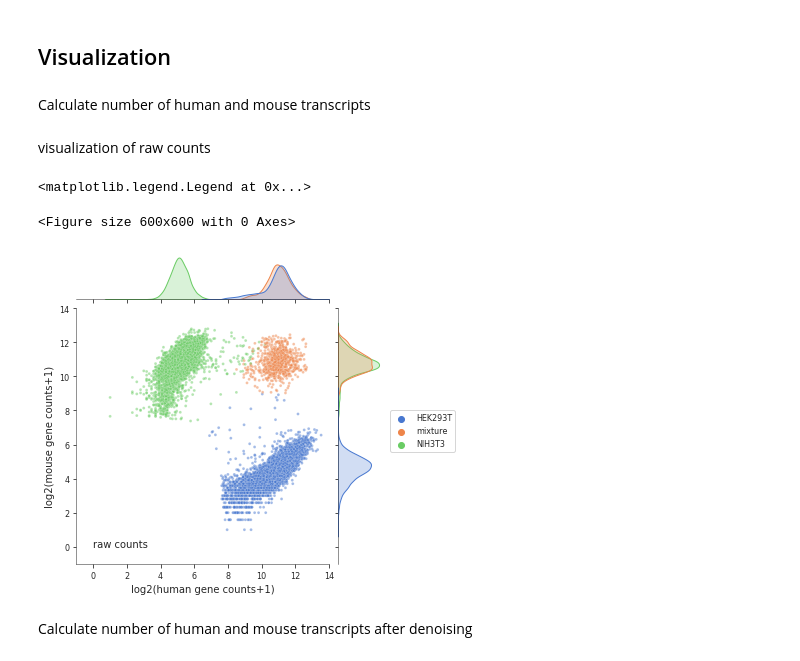
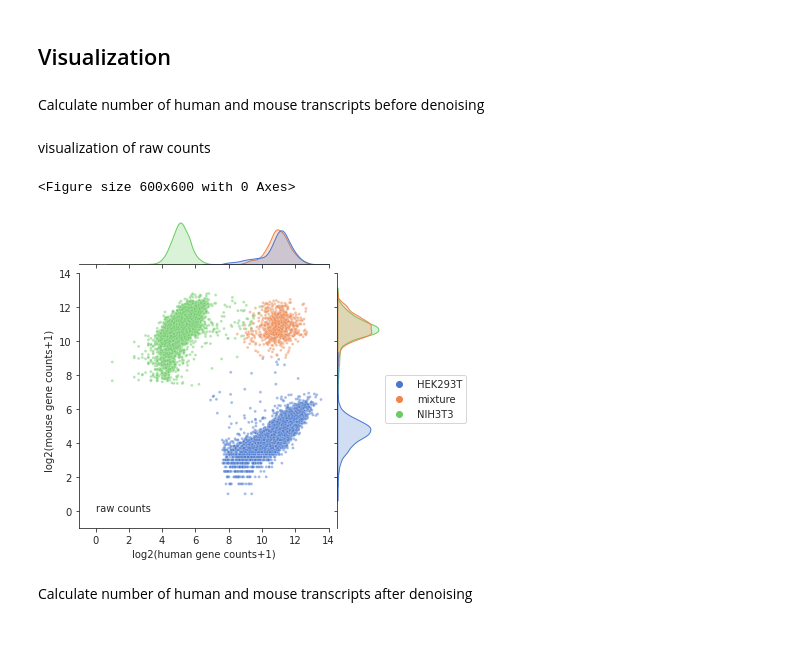
Before and after one commit to Novartis/scar, a Jupyter notebook: docs/scAR_tutorial_mRNA_denoising.ipynb, the cells around one changed output. Cells and saved outputs as stored; diff of their text form; code cells hidden in the pictures.

```diff
--- a/docs/scAR_tutorial_mRNA_denoising.ipynb
+++ b/docs/scAR_tutorial_mRNA_denoising.ipynb
@@ -68,0 +49,4 @@ Variable names are not unique. To make them unique, call `.var_names_make_unique
+# %%
+hgmm_20k = sc.read_10x_h5(filename='20k_hgmm_3p_HT_nextgem_Chromium_X_filtered_feature_bc_matrix.h5ad',
+                             backup_url='https://cf.10xgenomics.com/samples/cell-exp/6.1.0/20k_hgmm_3p_HT_nextgem_Chromium_X/20k_hgmm_3p_HT_nextgem_Chromium_X_filtered_feature_bc_matrix.h5');
+hgmm_20k.var_names_make_unique();
@@ -69,3 +57,6 @@ Variable names are not unique. To make them unique, call `.var_names_make_unique
+# %%
+hgmm_20k_anno = pd.read_csv('../datasets/20k_hgmm_cell_annotation.csv', index_col=0)
+hgmm_20k.obs=hgmm_20k.obs.join(hgmm_20k_anno[['species']])
 # %% [markdown]
 Gene and cell filtering
 # %%
@@ -77,5 +66,5 @@ species_mix_raw = species_mix_raw[:, species_mix.var_names]
 # %% [markdown]
 Calculate number of human and mouse transcripts
 # %%
-species_mix.obs['human gene counts'] = species_mix[:, species_mix.var['genome']=="GRCh38"].X.sum(axis=1).A1
-species_mix.obs['mouse gene counts'] = species_mix[:, species_mix.var['genome']=="mm10"].X.sum(axis=1).A1
+hgmm_20k.obs['human gene counts'] = hgmm_20k[:, hgmm_20k.var['genome']=="GRCh38"].X.sum(axis=1).A1
+hgmm_20k.obs['mouse gene counts'] = hgmm_20k[:, hgmm_20k.var['genome']=="mm10"].X.sum(axis=1).A1
@@ -174,35 +206,32 @@ denoised_count = pd.DataFrame(scarObj.native_counts, index=raw_counts.index, col
 # %% [markdown]
-Calculate number of human and mouse transcripts
+Calculate number of human and mouse transcripts before denoising
 # %%
-raw_counts_df = species_mix.obs[['human gene counts', 'mouse gene counts']].astype(int)
-raw_counts_df['human count ratio'] = raw_counts_df['human gene counts']/(raw_counts_df['mouse gene counts'] + raw_counts_df['human gene counts'])
-raw_counts_df['mouse count ratio'] = raw_counts_df['mouse gene counts']/(raw_counts_df['mouse gene counts'] + raw_counts_df['human gene counts'])
+raw_counts_df = hgmm_20k.obs[['human gene counts', 'mouse gene counts']].astype(int)
 raw_counts_df['log2(human gene counts+1)'] = np.log2(raw_counts_df['human gene counts']+1)
 raw_counts_df['log2(mouse gene counts+1)'] = np.log2(raw_counts_df['mouse gene counts']+1)
-raw_counts_df = raw_counts_df.join(species_mix.obs[['species']])
+raw_counts_df = raw_counts_df.join(hgmm_20k.obs[['species']])
 # %% [markdown]
 visualization of raw counts
 # %%
 plt.figure(figsize=(4, 4), dpi=150)
 
 ax = sns.jointplot(data=raw_counts_df,
                    x="log2(human gene counts+1)",
                    y="log2(mouse gene counts+1)",
                    hue='species',
                    hue_order=['HEK293T', 'mixture', 'NIH3T3'],
                    s=8,
                    alpha=0.5,
                    legend=True,
                    height=5,
                    marginal_kws={'common_norm':False});
-ax.ax_joint.text(0, 0, 'raw counts');
-ax.ax_joint.set_xlim(-1, 14);
-ax.ax_joint.set_ylim(-1, 14);
-ax.ax_joint.legend(bbox_to_anchor=(1.5, 0.6),borderaxespad=0)
+ax.ax_joint.text(0, 0, 'raw counts')
+ax.ax_joint.set_xlim(-1, 14)
+ax.ax_joint.set_ylim(-1, 14)
+ax.ax_joint.legend(bbox_to_anchor=(1.55, 0.6),borderaxespad=0);
 # %% [output]
-<matplotlib.legend.Legend at 0x...>
+<Figure size 600x600 with 0 Axes>
-<Figure size 600x600 with 0 Axes>
-[figure, old version]
+[figure, new version]
 # %% [markdown]
 Calculate number of human and mouse transcripts after denoising
 # %%
```
Also changed, not shown: parts of 33 cells of this notebook, 11 other files.
